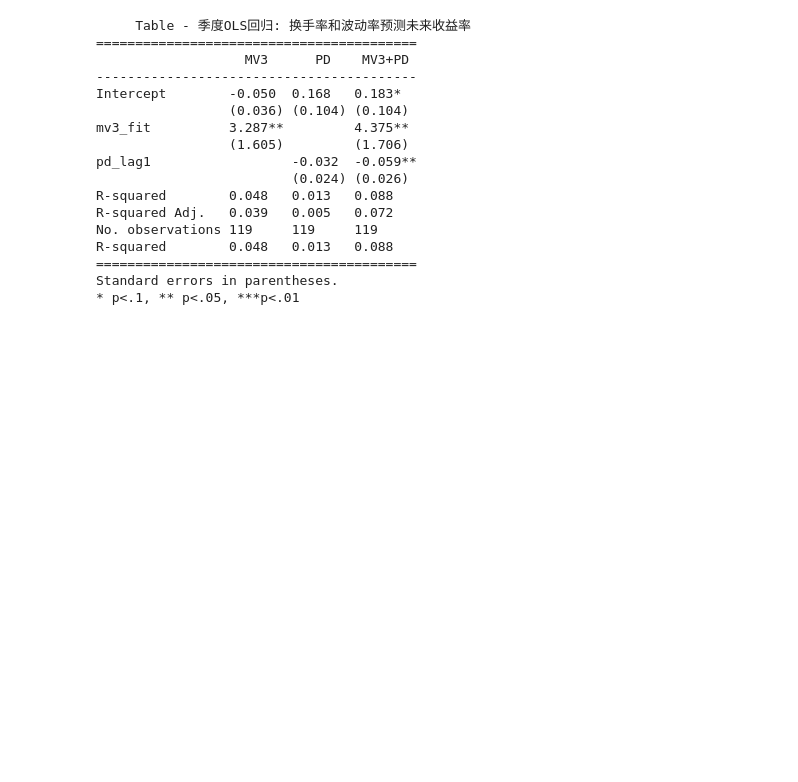
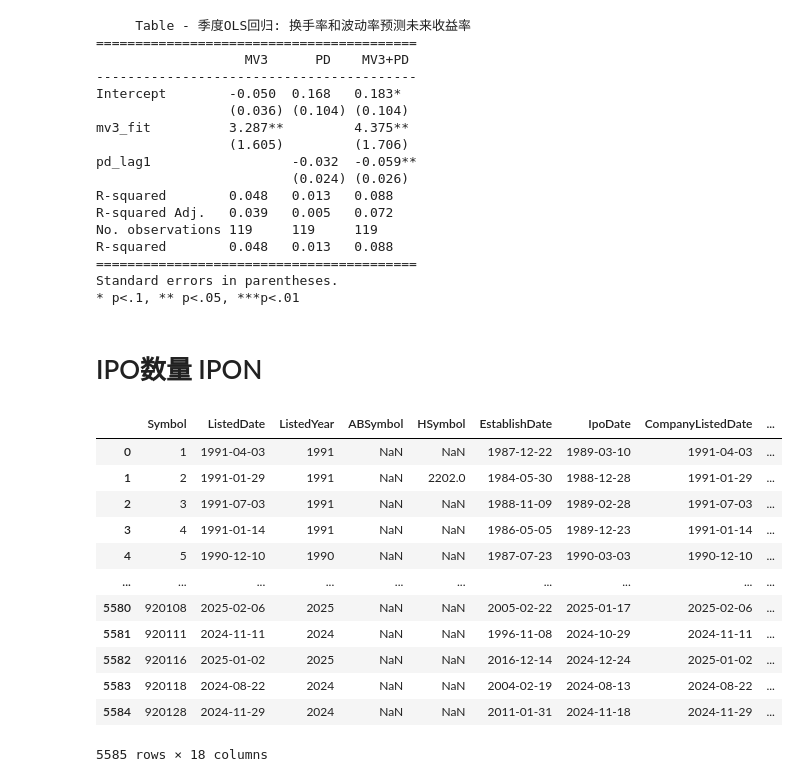
Before and after one commit to chenghang1989/Asset-Pricing-Homework, a Jupyter notebook: Homework1.ipynb, the cells around one changed output. Cells and saved outputs as stored; diff of their text form; code cells hidden in the pictures; blank space fills up the shorter version.

Commit message:
IPON and adf test

```diff
--- a/Homework1.ipynb
+++ b/Homework1.ipynb
@@ -1556,3 +1595,22 @@ R-squared        0.048   0.013   0.088
 =========================================
 Standard errors in parentheses.
 * p<.1, ** p<.05, ***p<.01
+# %% [markdown]
+# IPO数量 IPON
+# %%
+IPO = pd.read_csv('Data/QX_IPO.csv')
+IPO
+# %% [output]
+|  | Symbol | ListedDate | ListedYear | ABSymbol | HSymbol | EstablishDate | IpoDate | CompanyListedDate | ... |
+| 0 | 1 | 1991-04-03 | 1991 | NaN | NaN | 1987-12-22 | 1989-03-10 | 1991-04-03 | ... |
+| 1 | 2 | 1991-01-29 | 1991 | NaN | 2202.0 | 1984-05-30 | 1988-12-28 | 1991-01-29 | ... |
+| 2 | 3 | 1991-07-03 | 1991 | NaN | NaN | 1988-11-09 | 1989-02-28 | 1991-07-03 | ... |
+| 3 | 4 | 1991-01-14 | 1991 | NaN | NaN | 1986-05-05 | 1989-12-23 | 1991-01-14 | ... |
+| 4 | 5 | 1990-12-10 | 1990 | NaN | NaN | 1987-07-23 | 1990-03-03 | 1990-12-10 | ... |
+| ... | ... | ... | ... | ... | ... | ... | ... | ... | ... |
+| 5580 | 920108 | 2025-02-06 | 2025 | NaN | NaN | 2005-02-22 | 2025-01-17 | 2025-02-06 | ... |
+| 5581 | 920111 | 2024-11-11 | 2024 | NaN | NaN | 1996-11-08 | 2024-10-29 | 2024-11-11 | ... |
+| 5582 | 920116 | 2025-01-02 | 2025 | NaN | NaN | 2016-12-14 | 2024-12-24 | 2025-01-02 | ... |
+| 5583 | 920118 | 2024-08-22 | 2024 | NaN | NaN | 2004-02-19 | 2024-08-13 | 2024-08-22 | ... |
+| 5584 | 920128 | 2024-11-29 | 2024 | NaN | NaN | 2011-01-31 | 2024-11-18 | 2024-11-29 | ... |
+5585 rows × 18 columns
```
Also changed, not shown: parts of 16 cells of this notebook, 3 other files.
